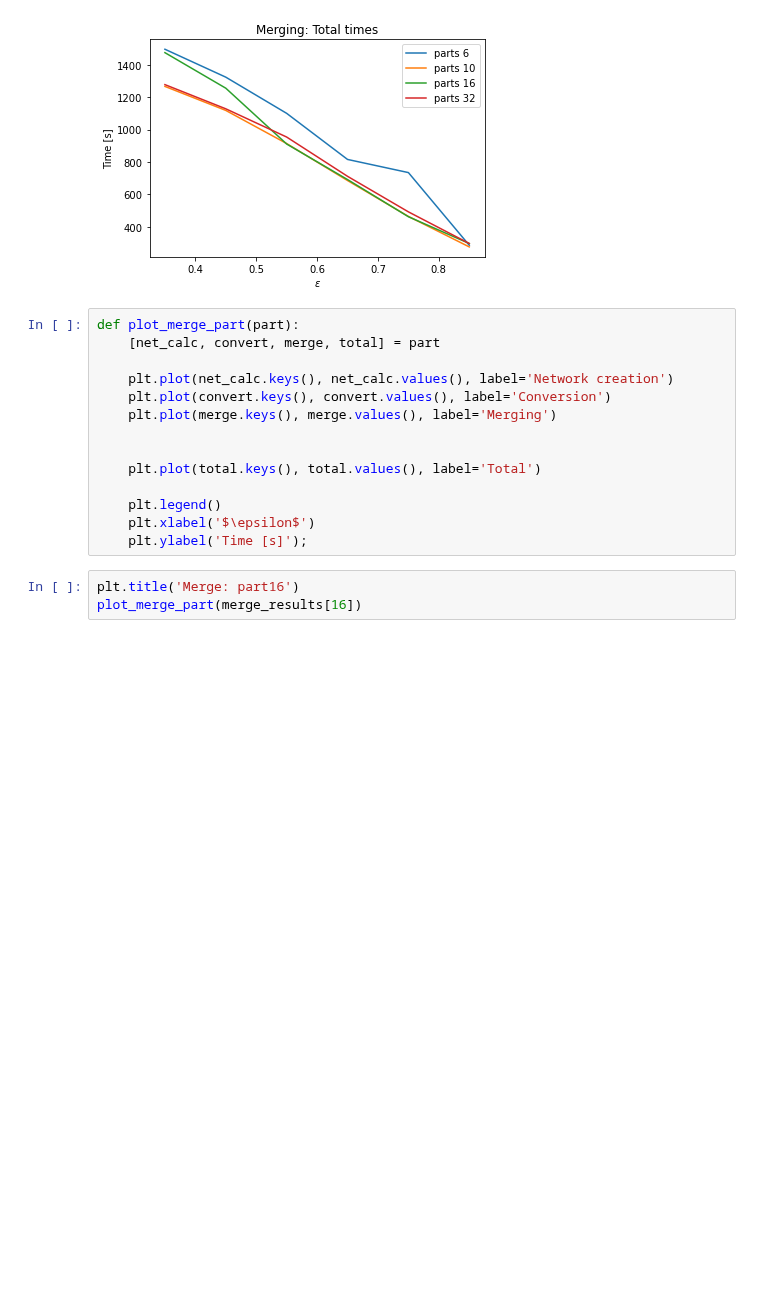
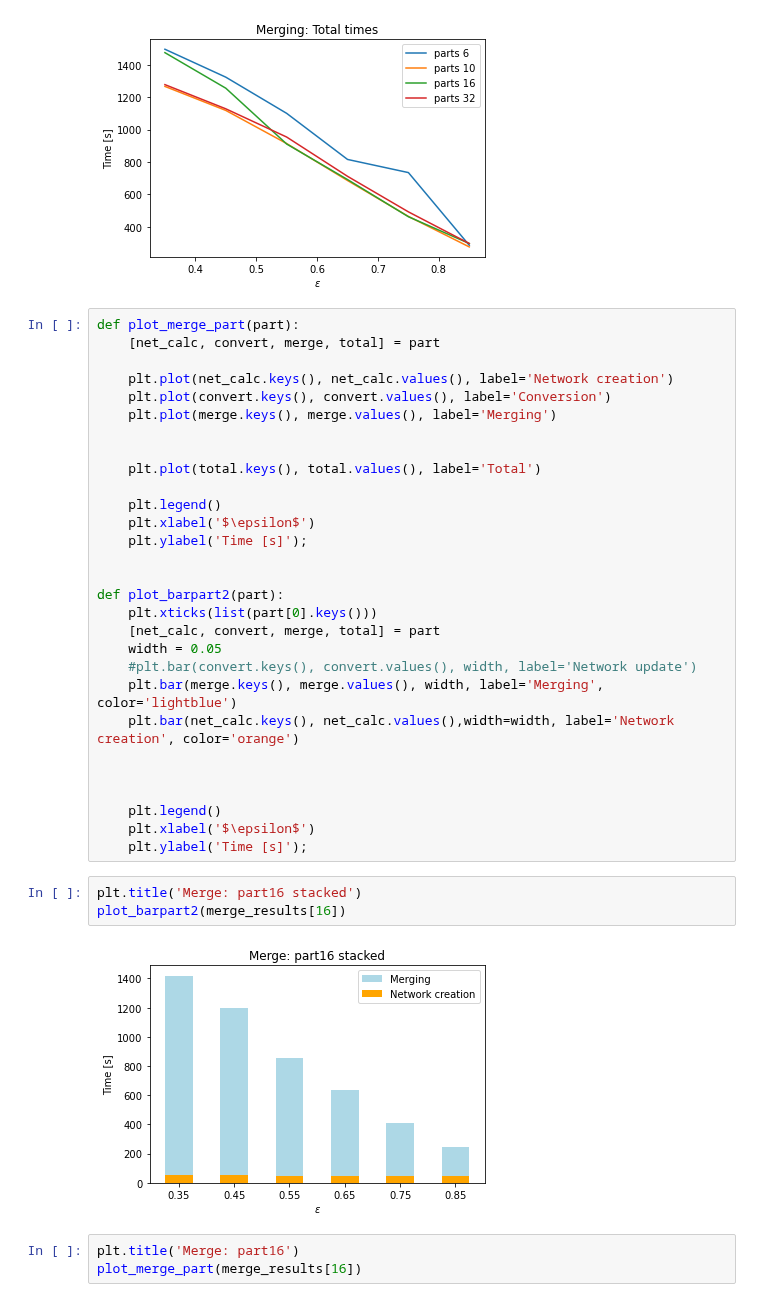
Before and after one commit to jrybicki-jsc/smms, a Jupyter notebook: graphla/times.ipynb, the cells around one changed output. Drawn from its saved outputs; the diff is of its cells as text; blank space fills up the shorter version.

Commit message:
stacked

```diff
--- a/graphla/times.ipynb
+++ b/graphla/times.ipynb
@@ -160,6 +182,26 @@ def plot_merge_part(part):
     plt.legend()
     plt.xlabel('$\epsilon$')
     plt.ylabel('Time [s]');
+
+
+def plot_barpart2(part):
+    plt.xticks(list(part[0].keys()))
+    [net_calc, convert, merge, total] = part
+    width = 0.05
+    #plt.bar(convert.keys(), convert.values(), width, label='Network update')
+    plt.bar(merge.keys(), merge.values(), width, label='Merging', color='lightblue')
+    plt.bar(net_calc.keys(), net_calc.values(),width=width, label='Network creation', color='orange')
+
+
+
+    plt.legend()
+    plt.xlabel('$\epsilon$')
+    plt.ylabel('Time [s]');
+# %%
+plt.title('Merge: part16 stacked')
+plot_barpart2(merge_results[16])
+# %% [output]
+[figure, added]
 # %%
 plt.title('Merge: part16')
 plot_merge_part(merge_results[16])
```
Also changed, not shown: parts of 14 cells of this notebook.
